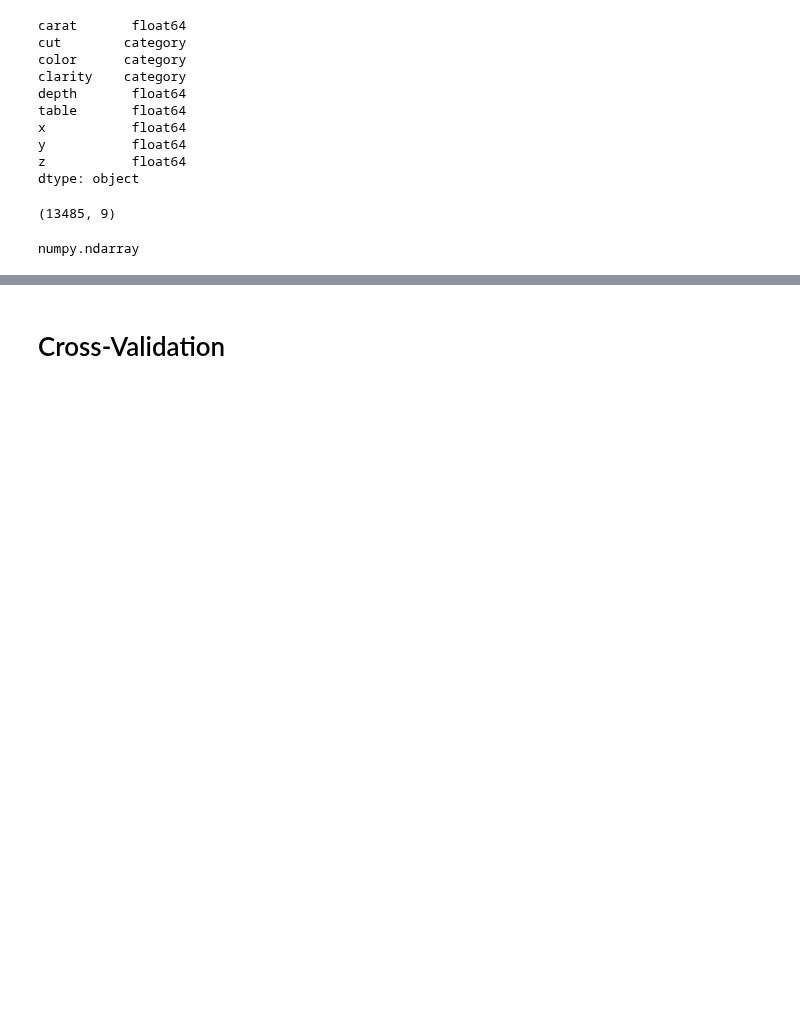
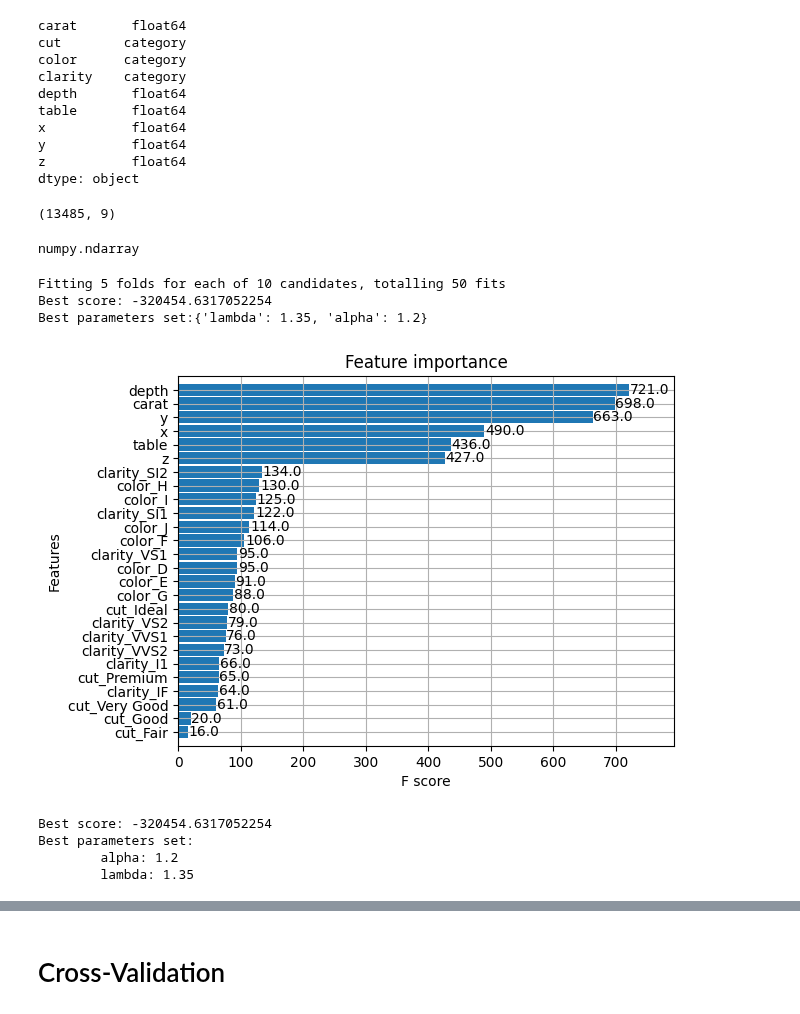
Before and after one commit to davidliu52/ml_learning, a Jupyter notebook: textbook/xgboost-diamond.ipynb, the cells around one changed output, grey strips where cells are left out. Drawn from its saved outputs; the diff is of its cells as text; code cells hidden in the pictures; blank space fills up the shorter version.

```diff
--- a/textbook/xgboost-diamond.ipynb
+++ b/textbook/xgboost-diamond.ipynb
@@ -114 +117,55 @@ dtrain_reg = xgb.DMatrix(X_train, y_train, enable_categorical=True)
 dtest_reg = xgb.DMatrix(X_test, y_test, enable_categorical=True)
+# %%
+
+from sklearn.model_selection import RandomizedSearchCV
+from xgboost import plot_importance, plot_tree
+
+# Define the parameter grid
+param_grid = {
+    'lambda': [1.3,1.35,1.4,1.45],    # Adjust the values based on your requirements
+    'alpha': [ 0.8, 0.9,1.0,1.2,1.5]       # Adjust the values based on your requirements
+}
+
+# Create an XGBoost regressor
+xg_reg = xgb.XGBRegressor(objective="reg:squarederror", tree_method="hist")
+
+# Create the RandomizedSearchCV object
+random_search = RandomizedSearchCV(
+    xg_reg,
+    param_distributions=param_grid,
+    n_iter=10,  # Adjust the number of iterations as needed
+    scoring='neg_mean_squared_error',  # Use an appropriate scoring metric for your problem
+    cv=5,  # Adjust the number of cross-validation folds as needed
+    verbose=2,
+    n_jobs=-1
+)
+
+# Fit the RandomizedSearchCV object to the data
+random_search.fit(X_train_encoded, y_train)
+best_model = random_search.best_estimator_
+# Print the best parameters
+print(f"Best score: {random_search.best_score_}")
+#best_parameters = random_search.best_estimator_.get_params()
+print(f"Best parameters set:{random_search.best_params_}")
+# %% [output]
+Fitting 5 folds for each of 10 candidates, totalling 50 fits
+Best score: -320454.6317052254
+Best parameters set:{'lambda': 1.35, 'alpha': 1.2}
+# %%
+_ = plot_importance(best_model, height=0.9)
+# %% [output]
+[figure, added]
+# %%
+#best_model = random_search.best_estimator_
+# Print the best parameters
+print(f"Best score: {random_search.best_score_}")
+
+print("Best parameters set:")
+best_parameters = random_search.best_estimator_.get_params()
+for param_name in sorted(param_grid.keys()):
+      print(f"\t{param_name}: {best_parameters[param_name]}")
+# %% [output]
+Best score: -320454.6317052254
+Best parameters set:
+        alpha: 1.2
+        lambda: 1.35
```
Also changed, not shown: parts of 12 cells of this notebook.
